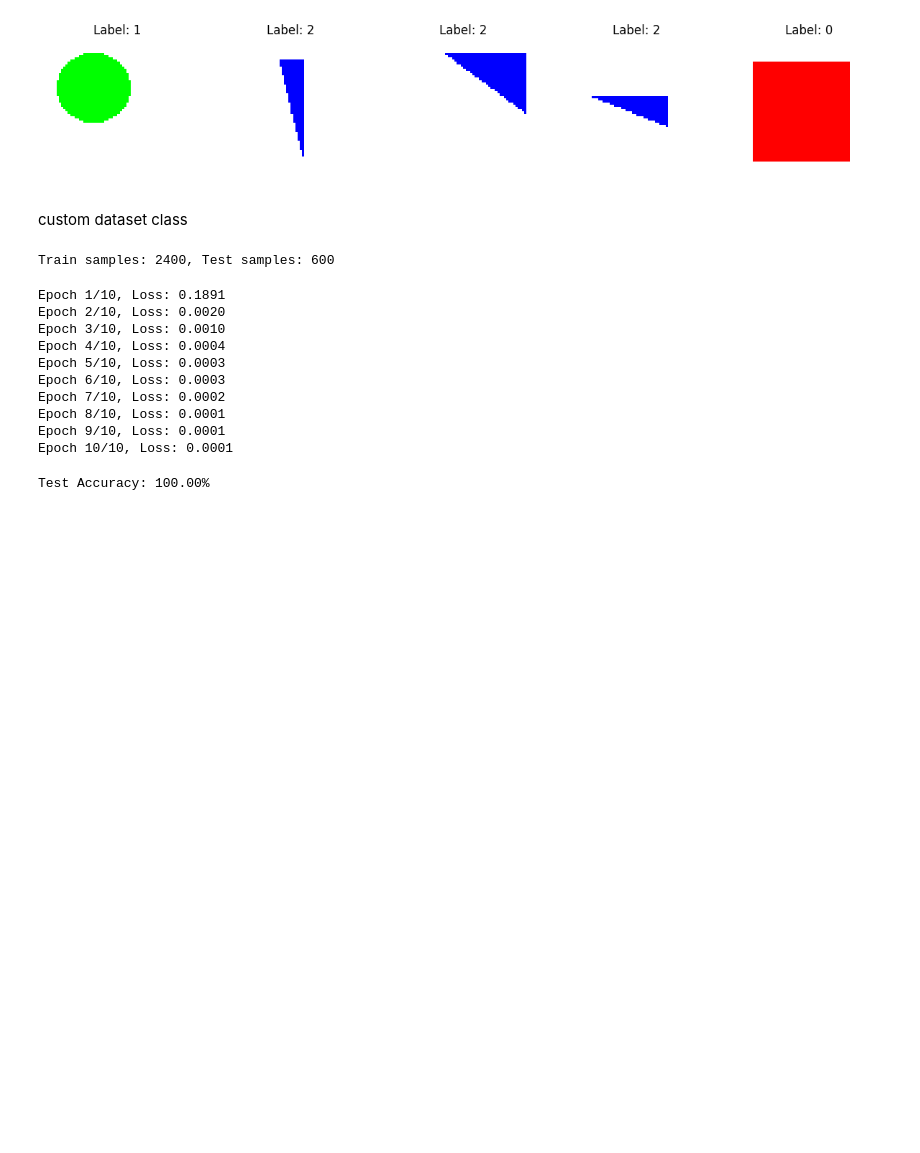
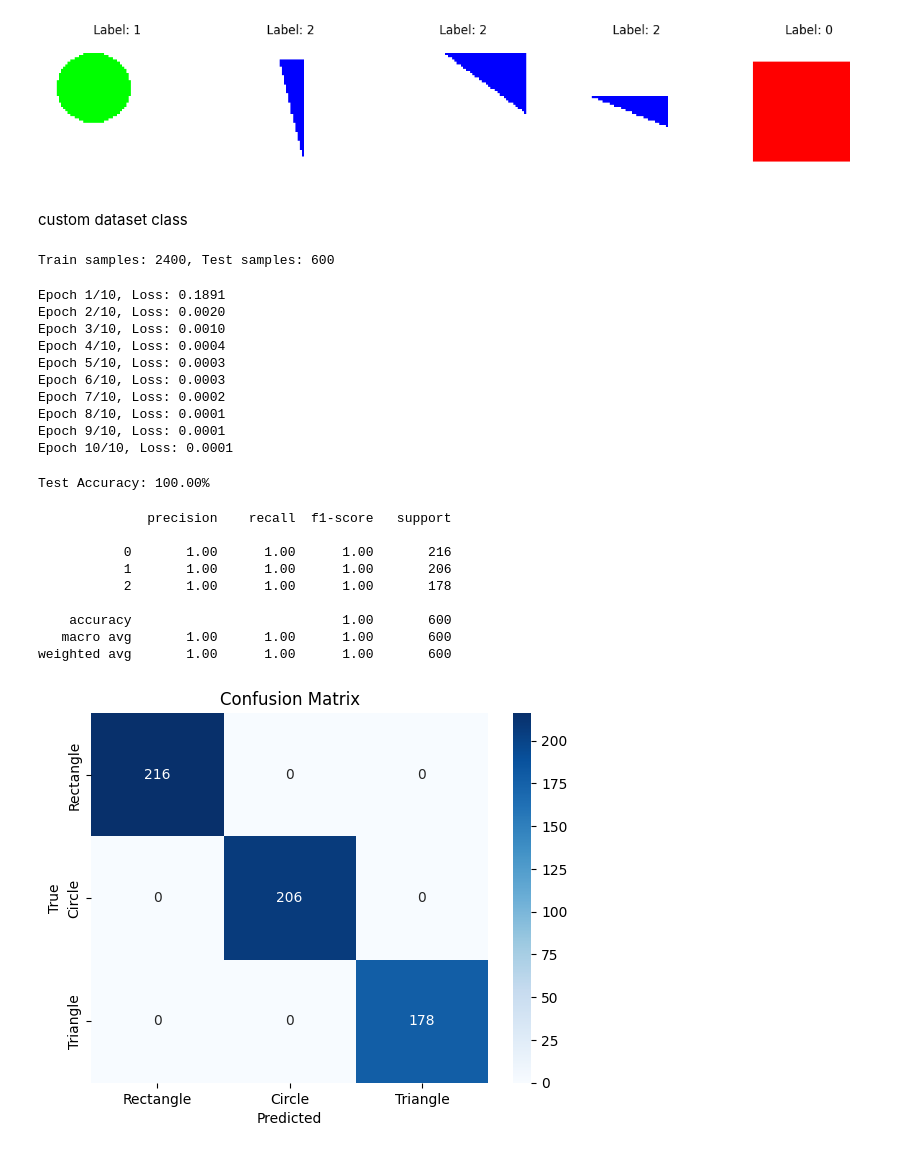
Before and after one commit to shovo896/Computer_vision, a Jupyter notebook: cnn_vision.ipynb, the cells around one changed output. Drawn from its saved outputs; the diff is of its cells as text; code cells hidden in the pictures; blank space fills up the shorter version.

```diff
--- a/cnn_vision.ipynb
+++ b/cnn_vision.ipynb
@@ -160,9 +160,31 @@ print(f'Test Accuracy: {100*correct/total:.2f}%')
 # %% [output]
 Test Accuracy: 100.00%
 # %%
-from sklean.metrics import classification_report, confusion_matrix
+from sklearn.metrics import classification_report, confusion_matrix
 import seaborn as sns
 preds=[]
 truth=[]
 with torch.no_grad():
     for images,labels in test_loader:
+        outputs=model(images.to(device))
+        _,p=torch.max(outputs,1)
+        preds.extend(p.cpu().numpy())
+        truth.extend(labels.cpu().numpy())
+print(classification_report(truth, preds))
+cm=confusion_matrix(truth, preds)
+sns.heatmap(cm, annot=True, fmt='d', cmap='Blues', xticklabels=['Rectangle', 'Circle', 'Triangle'], yticklabels=['Rectangle', 'Circle', 'Triangle'])
+plt.xlabel('Predicted')
+plt.ylabel('True')
+plt.title('Confusion Matrix')
+plt.show()
+# %% [output]
+              precision    recall  f1-score   support
+
+           0       1.00      1.00      1.00       216
+           1       1.00      1.00      1.00       206
+           2       1.00      1.00      1.00       178
+
+    accuracy                           1.00       600
+   macro avg       1.00      1.00      1.00       600
+weighted avg       1.00      1.00      1.00       600
+[figure, added]
```
